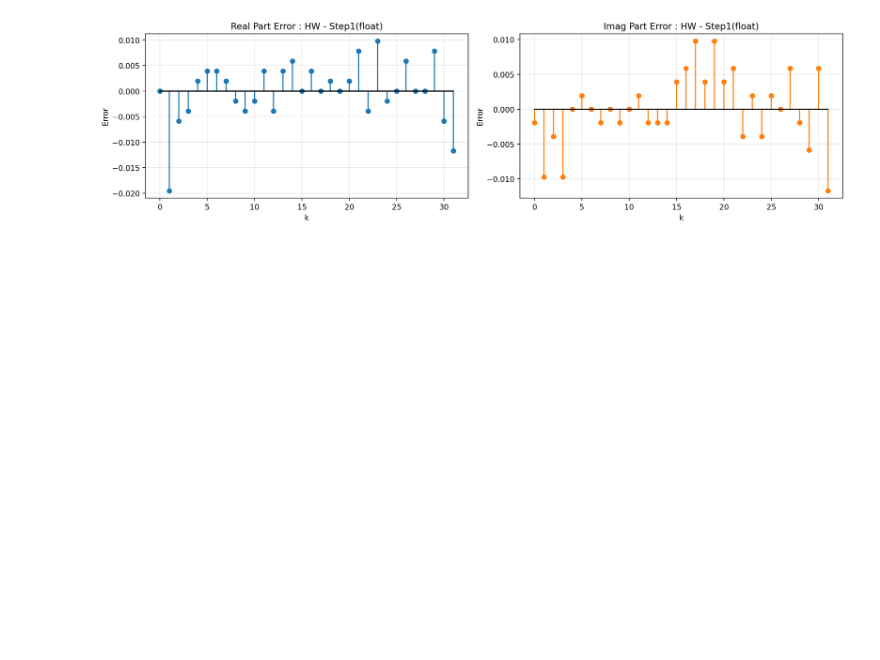
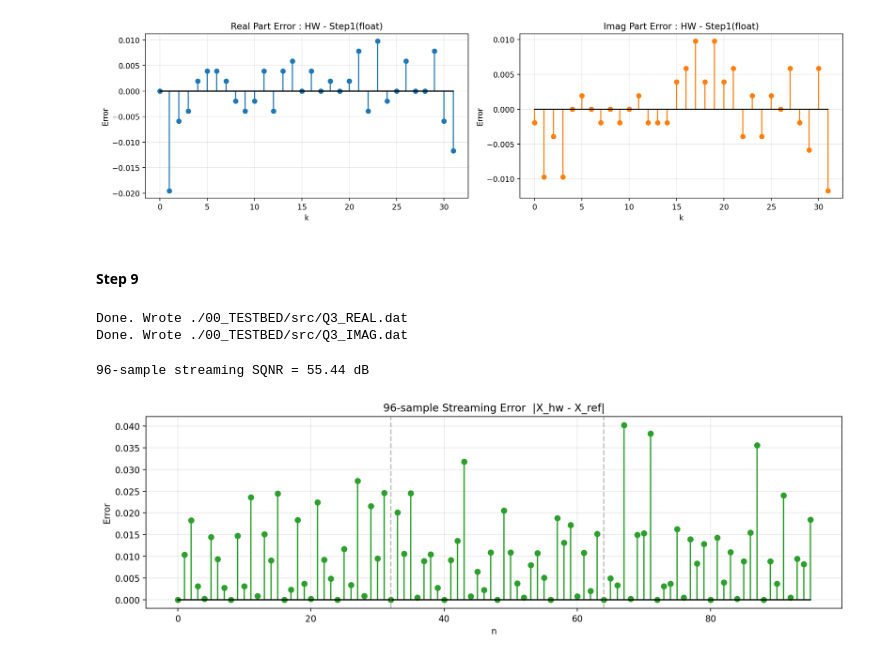
Before and after one commit to akira2963753/DSP-In-VLSI, a Jupyter notebook: HW5-FFT/HW5.ipynb, the cells around one changed output. Cells and saved outputs as stored; diff of their text form; code cells hidden in the pictures; blank space fills up the shorter version.

```diff
--- a/HW5-FFT/HW5.ipynb
+++ b/HW5-FFT/HW5.ipynb
@@ -405,8 +405,8 @@ ROM4   (Stage 4)  — k=0: W=1+0j,  k=1: W=0−j  (trivial, hardcode)
 # Export FFTIn32 to hardware .dat (1S6I9F) - Real/Imag separated
 W = 16
 F = 9
-OUT_DAT_REAL = "./00_TESTBED/src/FFT_INPUT32_REAL.dat"
-OUT_DAT_IMAG = "./00_TESTBED/src/FFT_INPUT32_IMAG.dat"
+OUT_DAT_REAL = "./00_TESTBED/src/Q1_REAL.dat"
+OUT_DAT_IMAG = "./00_TESTBED/src/Q1_IMAG.dat"
 
 SCALE = 1 << F
 MIN_INT = -(1 << (W - 1))        # -32768
@@ -493,3 +493,45 @@ max |error|    = 0.021837
 SQNR vs Step 1 (float)  = 45.36 dB
 SQNR vs np.fft (golden) = 45.36 dB
 [figure]
+# %% [markdown]
+#### Step 9
+# %%
+OUT_Q3_REAL = "./00_TESTBED/src/Q3_REAL.dat"
+OUT_Q3_IMAG = "./00_TESTBED/src/Q3_IMAG.dat"
+
+with open(OUT_Q3_REAL, "w") as fr, open(OUT_Q3_IMAG, "w") as fi:
+    for s in own_96:
+        i_q = q_signed_1s6i9f(np.real(s))
+        q_q = q_signed_1s6i9f(np.imag(s))
+        fr.write(f"{to_u16(i_q):04X}\n")
+        fi.write(f"{to_u16(q_q):04X}\n")
+
+print(f"Done. Wrote {OUT_Q3_REAL}")
+print(f"Done. Wrote {OUT_Q3_IMAG}")
+# %% [output]
+Done. Wrote ./00_TESTBED/src/Q3_REAL.dat
+Done. Wrote ./00_TESTBED/src/Q3_IMAG.dat
+# %%
+Xhw_re_96 = parse_1s6i9f_hex("./00_TESTBED/src/Q3_BROutRe.dat")
+Xhw_im_96 = parse_1s6i9f_hex("./00_TESTBED/src/Q3_BROutIm.dat")
+Xhw_96 = Xhw_re_96 + 1j * Xhw_im_96
+# 拿 np.fft 當 golden，每 32 點算一次再串接
+Xref_96 = np.concatenate([np.fft.fft(own_96[i*32:(i+1)*32]) for i in range(3)])
+# SQNR
+sig   = np.mean(np.abs(Xref_96) ** 2)
+noise = np.mean(np.abs(Xhw_96 - Xref_96) ** 2)
+sqnr  = 10 * np.log10(sig / noise)
+print(f"96-sample streaming SQNR = {sqnr:.2f} dB")  # 要 ≥ 35 dB
+# 96-sample error 圖
+n_axis = np.arange(96)
+err = np.abs(Xhw_96 - Xref_96)
+plt.figure(figsize=(12, 4))
+plt.stem(n_axis, err, markerfmt='C2o', linefmt='C2-', basefmt='k-')
+for i in range(1, 3):  # 標出 symbol 邊界
+    plt.axvline(i*32, color='gray', linestyle='--', alpha=0.5)
+plt.title("96-sample Streaming Error  |X_hw - X_ref|")
+plt.xlabel("n"); plt.ylabel("Error"); plt.grid(alpha=0.3)
+plt.tight_layout(); plt.show()
+# %% [output]
+96-sample streaming SQNR = 55.44 dB
+[figure, added]
```
Also changed, not shown: parts of 2 cells of this notebook, 16 other files.
